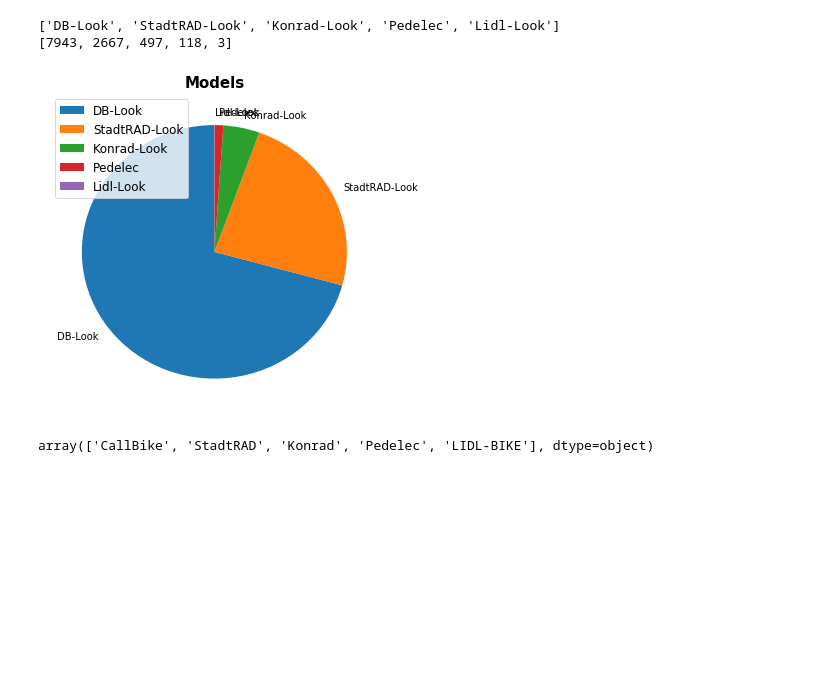
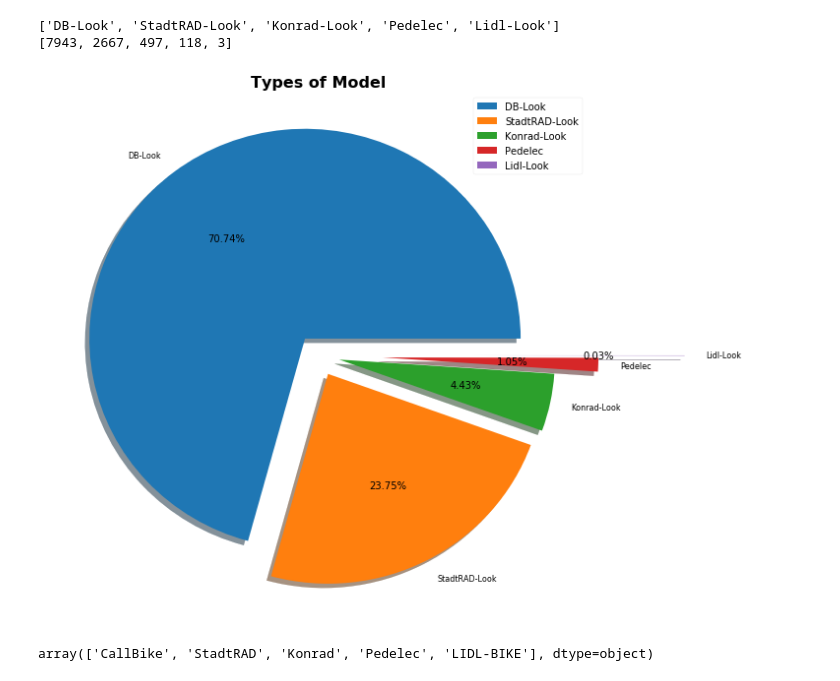
Before and after one commit to chinmaydas96/Bike_sharing, a Jupyter notebook: Vehicle.ipynb, the cells around one changed output. Cells and saved outputs as stored; diff of their text form; code cells hidden in the pictures; blank space fills up the shorter version.

```diff
--- a/Vehicle.ipynb
+++ b/Vehicle.ipynb
@@ -6,3 +12,6 @@ import seaborn as sns
+# %%
+# use seaborn style
+plt.style.use('seaborn-paper')
 # %%
 df = pd.read_csv('OPENDATA_VEHICLE_CALL_A_BIKE.csv',sep=";")
 df.tail(5)
@@ -68,15 +78,16 @@ print(model_count)
 ['DB-Look', 'StadtRAD-Look', 'Konrad-Look', 'Pedelec', 'Lidl-Look']
 [7943, 2667, 497, 118, 3]
 # %%
-colors = ["#0AB9FB", "#5CD1FE","#8BDAF9", "#ACE6FD","#0098D4"]
-plt.figure(figsize=(5,5))
-plt.title('Models', fontsize=15, fontweight='bold')
-plt.pie(model_count, labels=model_name, startangle = 90)
-plt.legend(model_name, fontsize = 'large', loc = "best")
+#colors = ["#5CD1FE", "#0AB9FB","#8BDAF9", "#ACE6FD","#000000"]
+plt.figure(figsize=(8,8))
+plt.title('Types of Model', fontsize=16, fontweight='bold')
+explode = (0.1,0.1,0.1,0.3,0.7)
+plt.pie(model_count,labels=model_name, startangle = 0,shadow=True,autopct='%1.2f%%',explode=explode)
+plt.legend(model_name, fontsize = 'medium', loc = "best")
 plt.tight_layout()
 plt.show()
 # %% [output]
-[figure, old version]
+[figure, new version]
 # %%
 vehicle = df['VEHICLE_TYPE_NAME'].unique()
 vehicle
```
Also changed, not shown: parts of 6 cells of this notebook, 2 other files.
